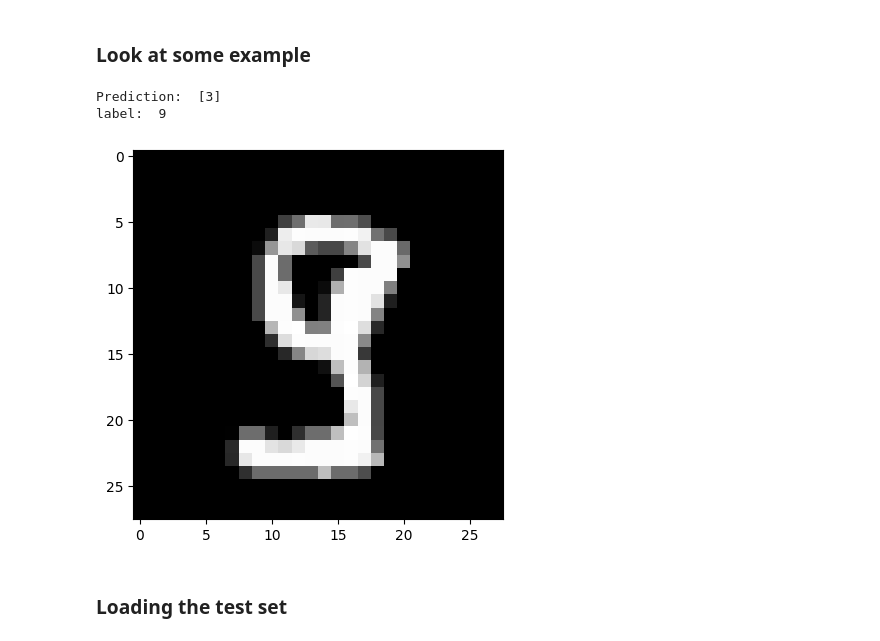
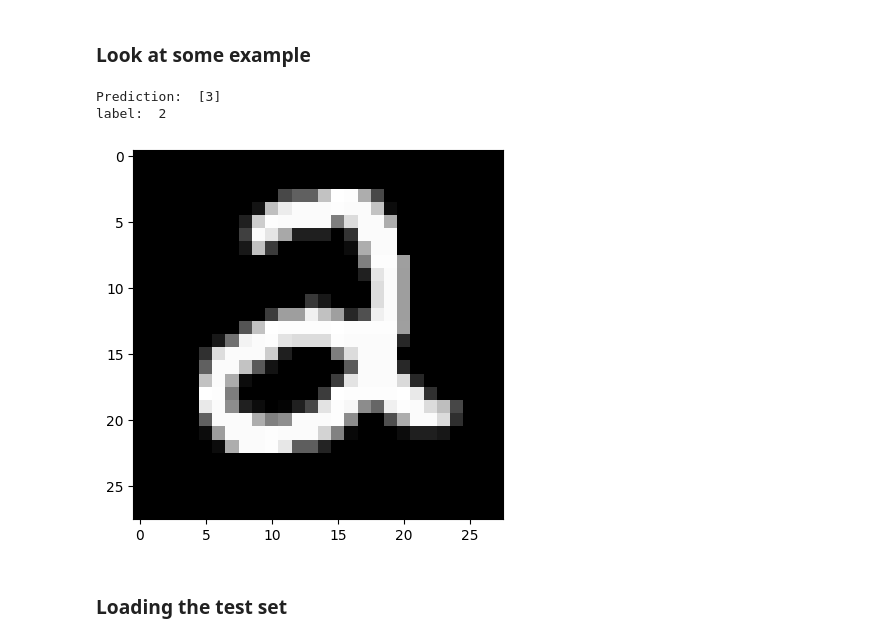
Before and after one commit to ImanHeshmat/handwritten-digit-pure-numpy-neural-network, a Jupyter notebook: notebooks/handwritten-digit-nn-pure-numpy.ipynb, the cells around one changed output. Saved outputs shown, nothing was run; the diff lists cells and outputs as text; code cells hidden in the pictures.

```diff
--- a/notebooks/handwritten-digit-nn-pure-numpy.ipynb
+++ b/notebooks/handwritten-digit-nn-pure-numpy.ipynb
@@ -299,11 +299,11 @@ def test_prediction(index, W1, b1, W2, b2):
     plt.imshow(current_image, interpolation='nearest')
     plt.show
 # %%
-test_prediction(110, W1, b1, W2, b2)
+test_prediction(41, W1, b1, W2, b2)
 # %% [output]
 Prediction:  [3]
-label:  9
+label:  2
-[figure, old version]
+[figure, new version]
 # %% [markdown]
 ### Loading the test set
 # %%
```
Also changed, not shown: parts of 10 cells of this notebook.
